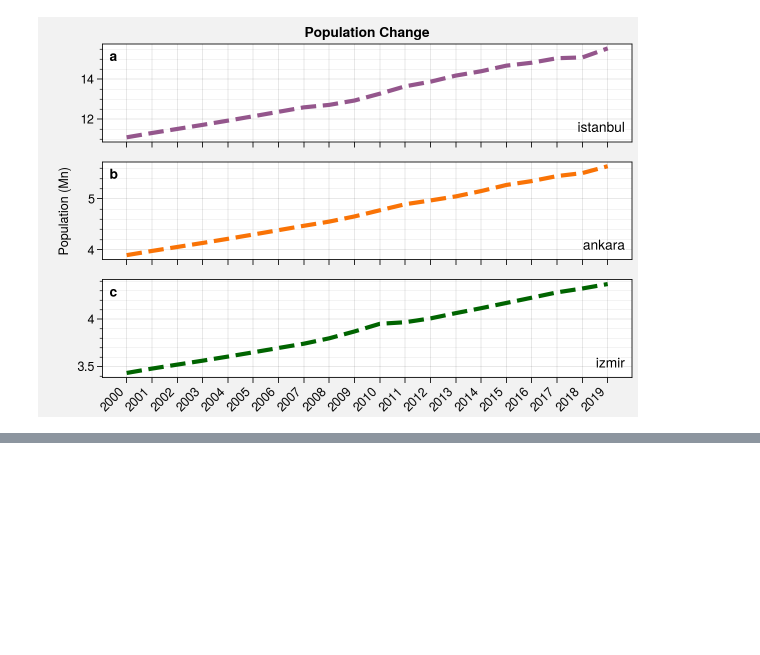
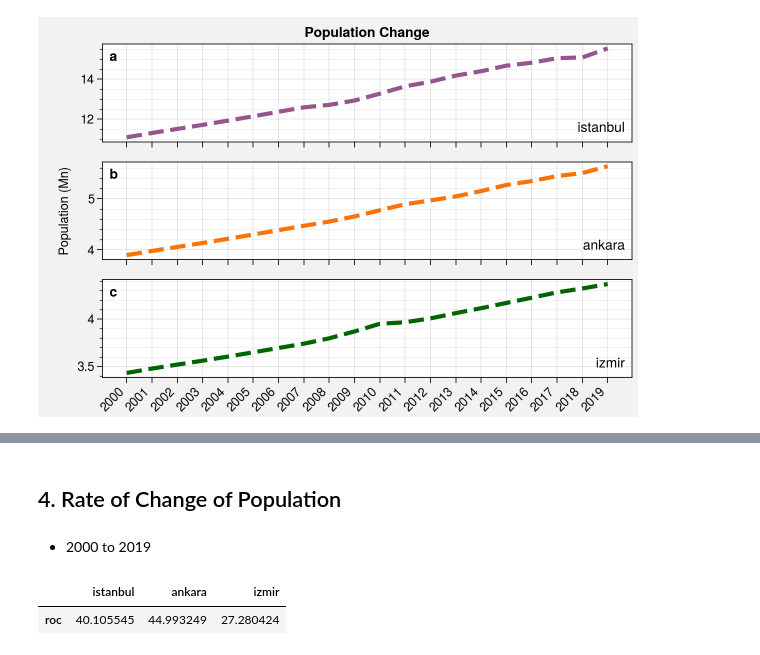
Before and after one commit to donmezkutay/ATMOS22-Paper-Codes, a Jupyter notebook: population_analysis.ipynb, the cells around one changed output, grey strips where cells are left out. Cells and saved outputs as stored; diff of their text form; code cells hidden in the pictures; blank space fills up the shorter version.

```diff
--- a/population_analysis.ipynb
+++ b/population_analysis.ipynb
@@ -68,0 +143,25 @@ The 'progressive' parameter of print_jpg() was deprecated in Matplotlib 3.3 and
+# %% [markdown]
+## 4. Rate of Change of Population
+# %% [markdown]
+* 2000 to 2019
+# %%
+# define initial and ending year
+init_year = 2000
+end_year = 2019
+
+# calculate rate of change of population from 2000 to 2019 in percentage (%)
+roc = {}
+for p in province:
+
+    # apply roc calculation function
+    roc[p] = find_rate_of_change(turkey_dt[province_total],
+                        init_year,
+                        end_year,
+                        p)
+# %%
+# percent population change from 2000 to 2019
+roc_df = pd.DataFrame(roc, index = ['roc'])
+roc_df
+# %% [output]
+|  | istanbul | ankara | izmir |
+| roc | 40.105545 | 44.993249 | 27.280424 |
```
Also changed, not shown: parts of 11 cells of this notebook.
